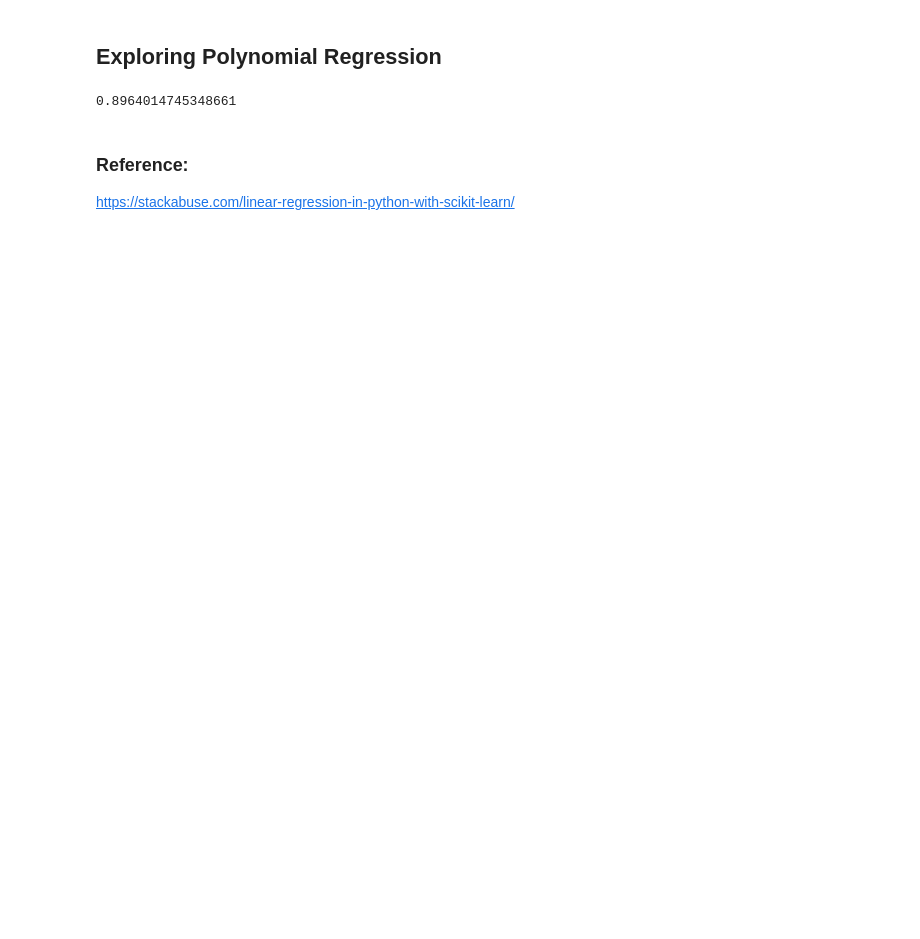
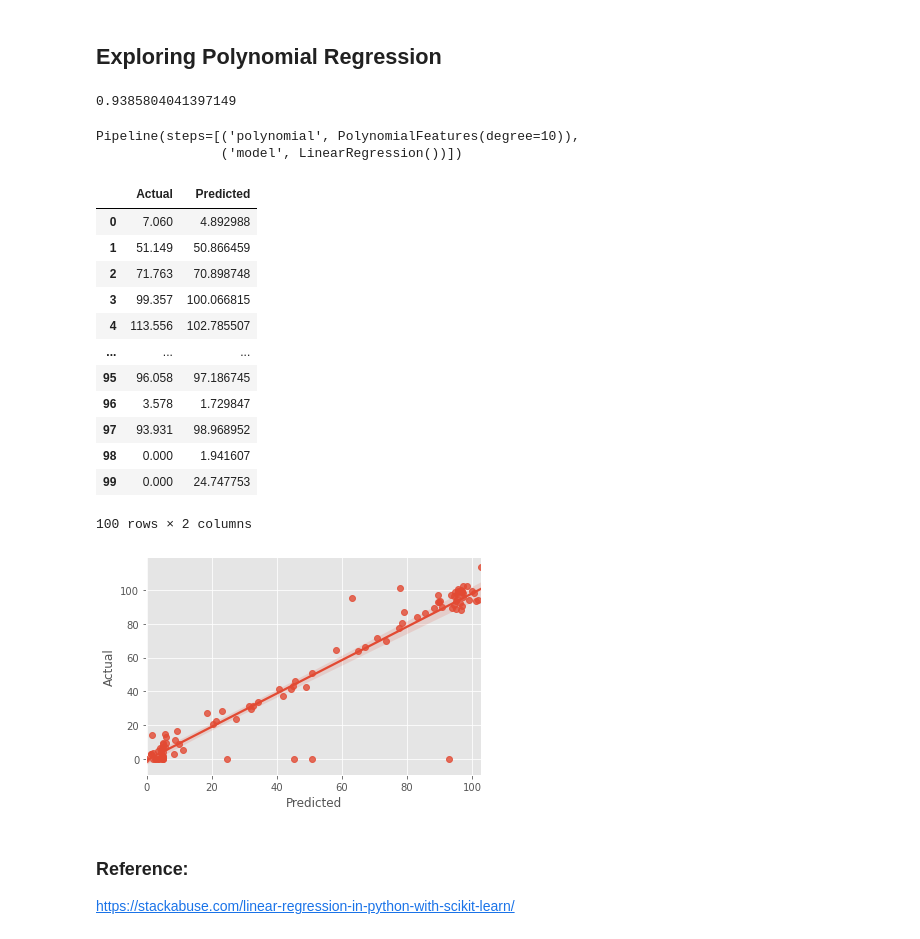
Before and after one commit to dssheldon/foda-project-sds, a Jupyter notebook: FoDA Project 2020.ipynb, the cells around one changed output. Cells and saved outputs as stored; diff of their text form; code cells hidden in the pictures; blank space fills up the shorter version.

```diff
--- a/FoDA Project 2020.ipynb
+++ b/FoDA Project 2020.ipynb
@@ -240,11 +242,53 @@ from sklearn.metrics import r2_score
 a =  df["speed"]
 b =df["power"]
 
-mymodel = np.poly1d(np.polyfit(a, b, 4))
+mymodel = np.poly1d(np.polyfit(a, b, 10))
 
 print(r2_score(b, mymodel(a)))
 # %% [output]
-0.8964014745348661
+0.9385804041397149
+# %%
+# https://www.analyticsvidhya.com/blog/2020/03/polynomial-regression-python/
+
+from sklearn.linear_model import LinearRegression
+
+# importing libraries for polynomial transform
+from sklearn.preprocessing import PolynomialFeatures
+
+# for creating pipeline
+from sklearn.pipeline import Pipeline
+
+# creating pipeline and fitting it on data
+Input = [('polynomial',PolynomialFeatures(degree=10)),('model',LinearRegression())]
+pipe = Pipeline(Input)
+pipe.fit(X_train, y_train)
+# %% [output]
+Pipeline(steps=[('polynomial', PolynomialFeatures(degree=10)),
+                ('model', LinearRegression())])
+# %%
+poly_pred=pipe.predict(X_test)
+
+act_vs_pred = pd.DataFrame({'Actual': y_test, 'Predicted': poly_pred})
+
+sns.regplot(act_vs_pred['Predicted'], act_vs_pred['Actual'])
+
+
+act_vs_pred
+# %% [output]
+|  | Actual | Predicted |
+| 0 | 7.060 | 4.892988 |
+| 1 | 51.149 | 50.866459 |
+| 2 | 71.763 | 70.898748 |
+| 3 | 99.357 | 100.066815 |
+| 4 | 113.556 | 102.785507 |
+| ... | ... | ... |
+| 95 | 96.058 | 97.186745 |
+| 96 | 3.578 | 1.729847 |
+| 97 | 93.931 | 98.968952 |
+| 98 | 0.000 | 1.941607 |
+| 99 | 0.000 | 24.747753 |
+100 rows × 2 columns
+[figure, added]
 # %% [markdown]
 ### Reference:
 
```
Also changed, not shown: parts of 3 cells of this notebook.
